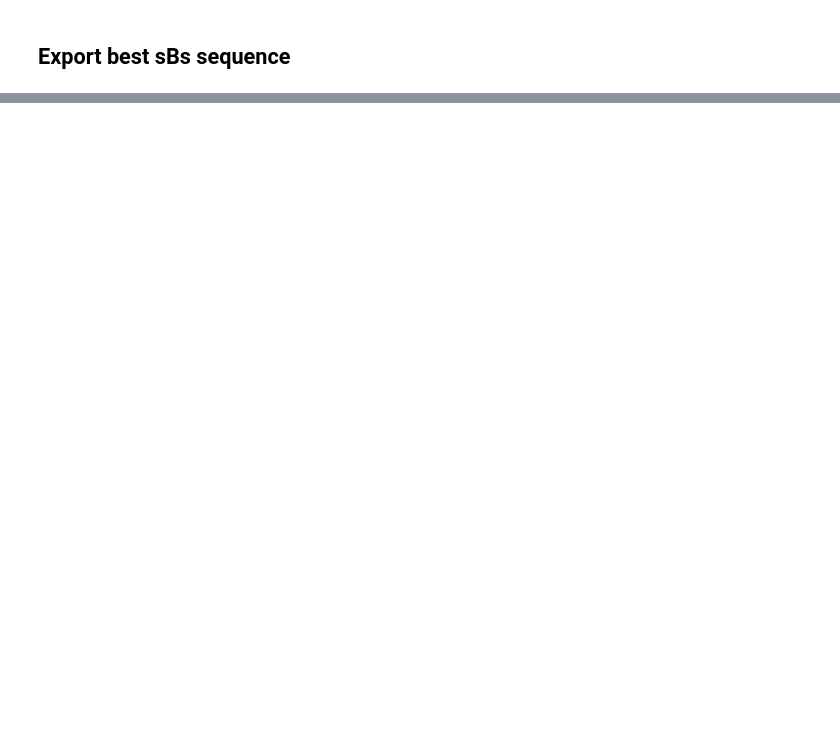
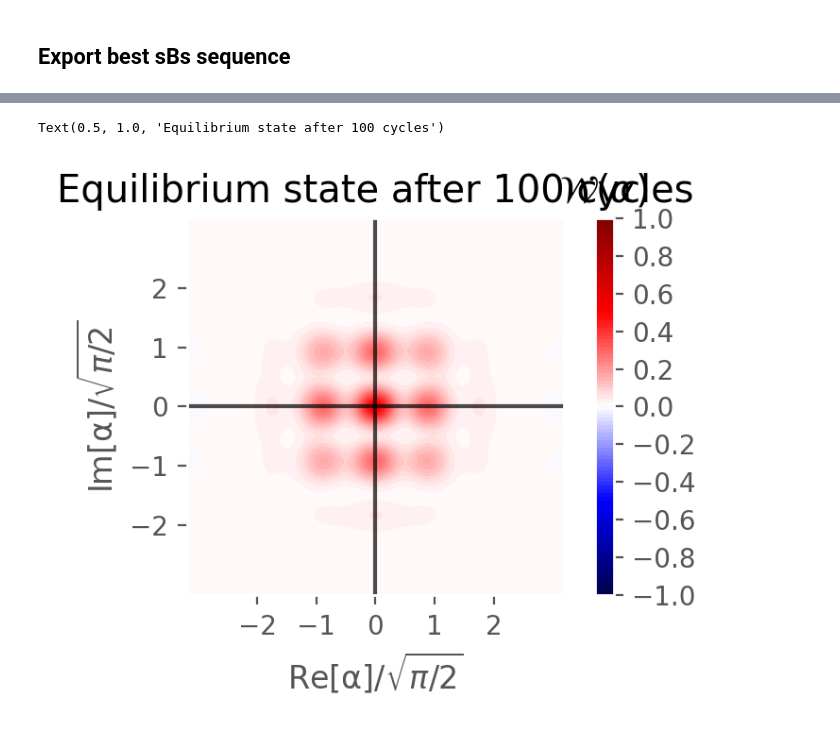
Before and after one commit to EQuS/jaxquantum, a Jupyter notebook: experiments/circuit/11-sbs-LUT.ipynb, the cells around one changed output, grey strips where cells are left out. Drawn from its saved outputs; the diff is of its cells as text; code cells hidden in the pictures; blank space fills up the shorter version.

```diff
--- a/experiments/circuit/11-sbs-LUT.ipynb
+++ b/experiments/circuit/11-sbs-LUT.ipynb
@@ -283,0 +262,11 @@ sbs_max_LL_X = jnp.array([thetas[3:6], phis[3:6], alphas_real[3:6], alphas_imag[
+# %%
+data = np.load("./data/best_sbs_results.npz")
+results = data["results"]
+best = np.load("./data/best_sbs_8.npz")
+delta = best["deltas"][-1]
+sd_ratio = best["sd_ratio"]
+delta_idx = np.argmin(np.abs(deltas-delta))
+sd_ratio_idx = np.argmin(np.abs(sd_ratios-sd_ratio))
+err_prob = 1-jnp.exp(-kappas[0]*T_0s[8])
+# %%
+equilibrium_state = sbs(delta, sd_ratio, err_prob)
@@ -283,0 +319,11 @@ sbs_max_LL_X = jnp.array([thetas[3:6], phis[3:6], alphas_real[3:6], alphas_imag[
+# %%
+pts = jnp.linspace(-4,4, 101)
+ax, im = jqt.plot_wigner(equilibrium_state.ptrace(1), pts, axis_scale_factor=1/(jnp.sqrt(np.pi/2)))
+ax.set_xticks([-2,-1, 0, 1,2])
+ax.set_yticks([-2,-1, 0, 1,2])
+ax.set_xlabel(r"Re[α]/$\sqrt{\pi/2}$")
+ax.set_ylabel(r"Im[α]/$\sqrt{\pi/2}$")
+ax.set_title(f"Equilibrium state after 100 cycles")
+# %% [output]
+Text(0.5, 1.0, 'Equilibrium state after 100 cycles')
+[figure, added]
```
Also changed, not shown: parts of 8 cells of this notebook, 1 other file.
